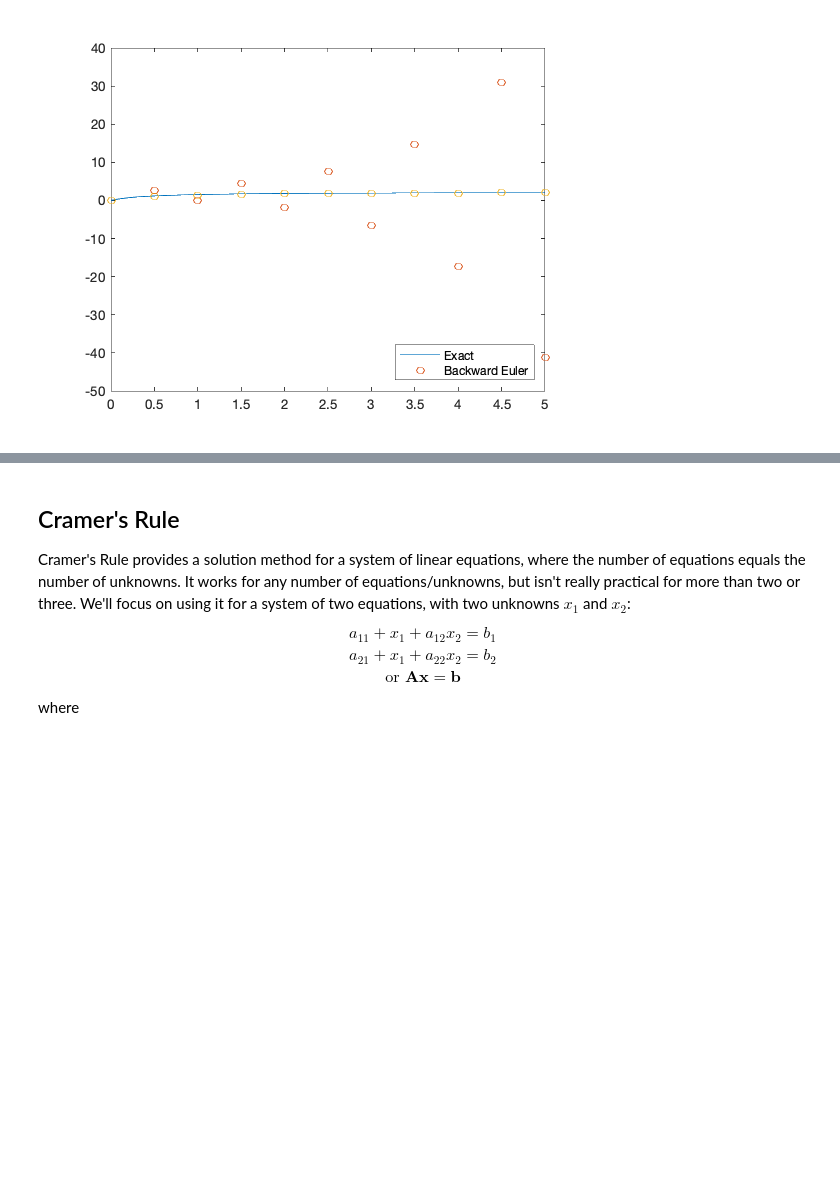
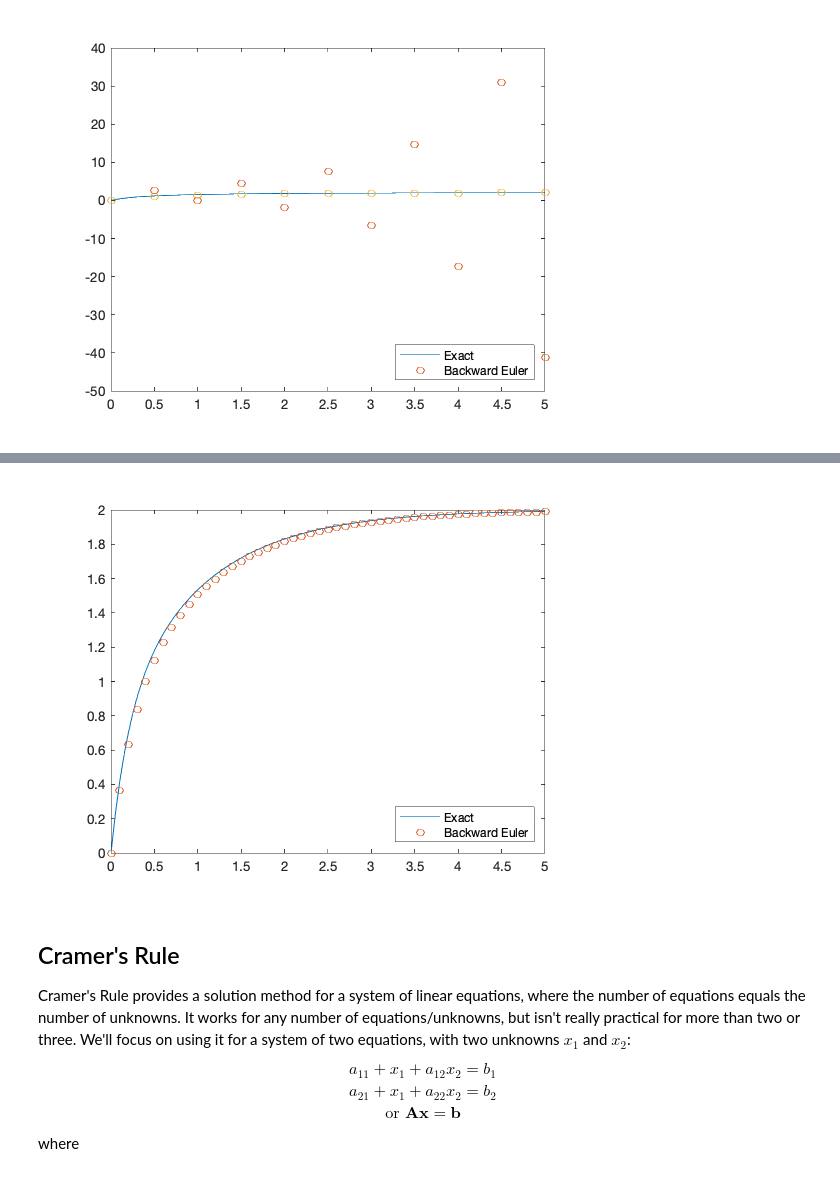
Before and after one commit to kyleniemeyer/ME373, a Jupyter notebook: docs/stiffness-stability.ipynb, the cells around one changed output, grey strips where cells are left out. Cells and saved outputs as stored; diff of their text form; code cells hidden in the pictures; blank space fills up the shorter version.

```diff
--- a/docs/stiffness-stability.ipynb
+++ b/docs/stiffness-stability.ipynb
@@ -427,3 +435,26 @@ Backward Euler, since it is unconditionally stable, remains well-behaved at this
+# %%
+clear
+
+% Exact solution
+t = linspace(0, 5);
+y_exact = @(t) -(3/4)*exp(-5*t) - (5/4)*exp(-t) + 2;
+plot(t, y_exact(t)); hold on
+
+dt = 0.1;
+t = 0 : dt : 5;
+
+Y = zeros(length(t), 2);
+Y(1,1) = 0;
+Y(1,2) = 5;
+for i = 1 : length(t) - 1
+    A = [1  -dt; 5*dt  (1+6*dt)];
+    b = [Y(i,1); Y(i,2)+10*dt];
+    Y(i+1,:) = (A\b)';
+end
+plot(t, Y(:,1), 'o')
+legend('Exact', 'Backward Euler', 'location', 'southeast')
+# %% [output]
+[figure, added]
 # %% [markdown]
 ## Cramer's Rule
 
```
Also changed, not shown: parts of 3 cells of this notebook.
